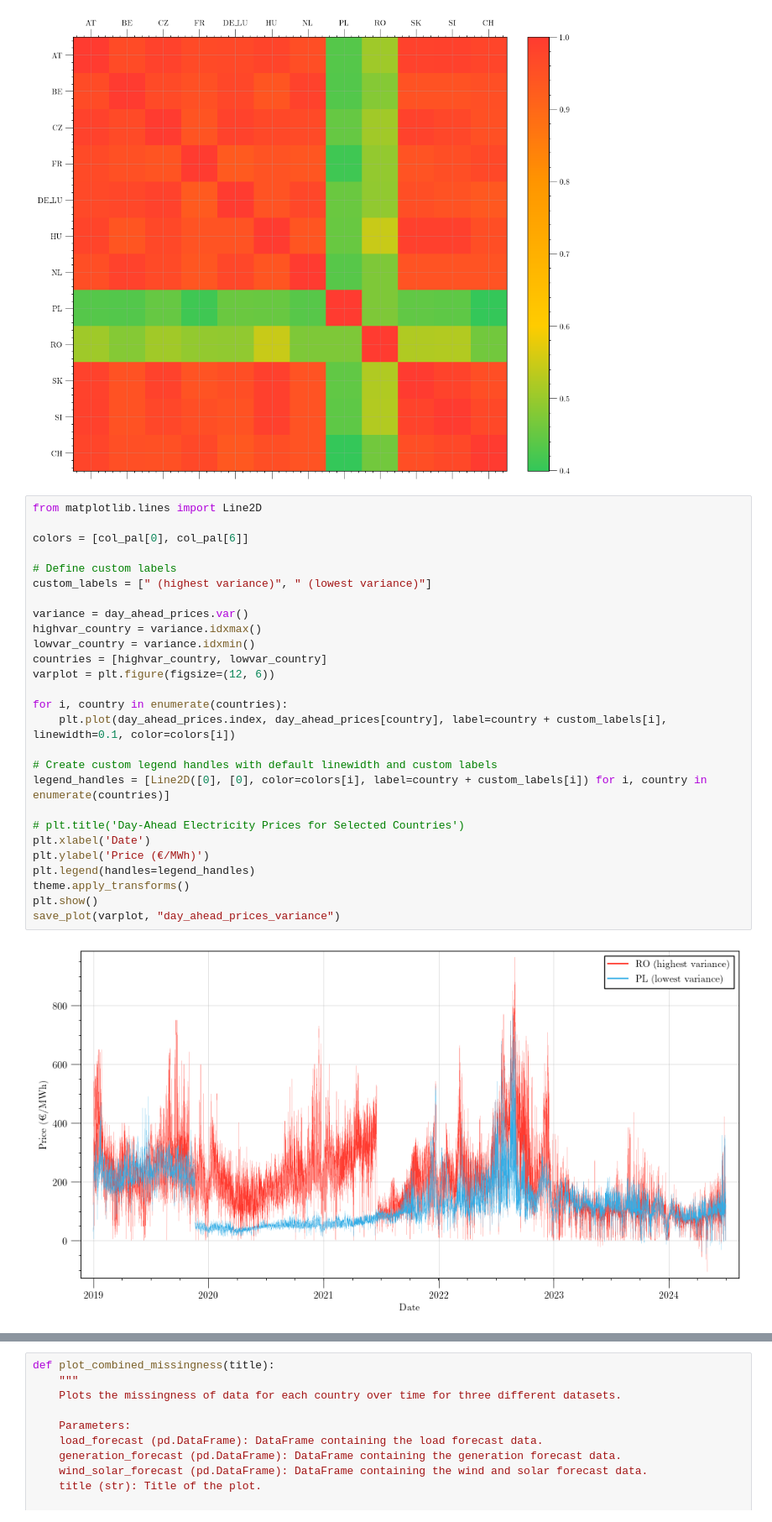
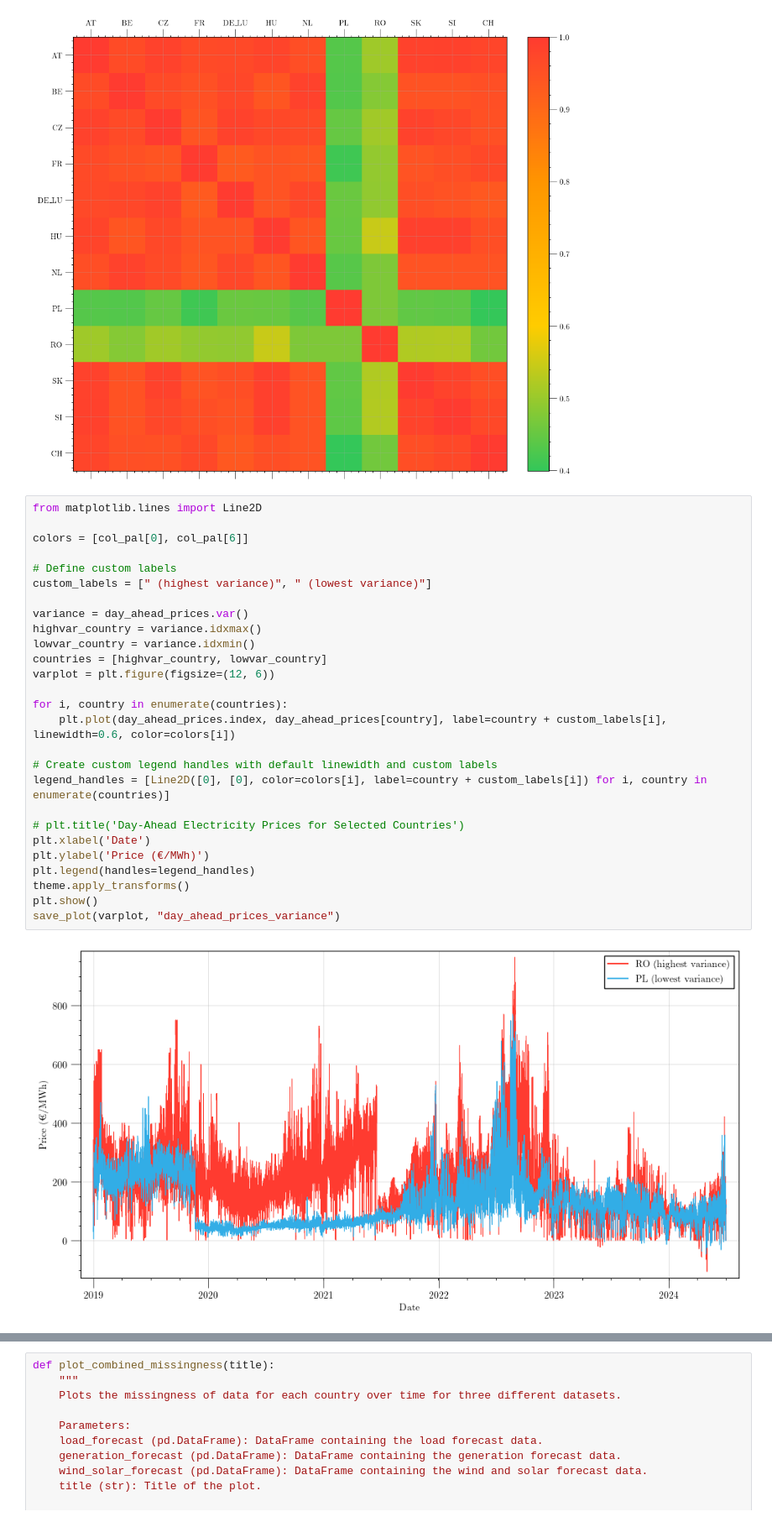
Before and after one commit to tobias-schnabel/mc-forecasting, a Jupyter notebook: analysis/plots.ipynb, the cells around one changed output, grey strips where cells are left out. Shown at 84% size. Saved outputs shown, nothing was run; the diff lists cells and outputs as text.

```diff
--- a/analysis/plots.ipynb
+++ b/analysis/plots.ipynb
@@ -132,32 +133,32 @@ save_plot(corrfig, "day_ahead_prices_correlation")
 # %%
 from matplotlib.lines import Line2D
 
 colors = [col_pal[0], col_pal[6]]
 
 # Define custom labels
 custom_labels = [" (highest variance)", " (lowest variance)"]
 
 variance = day_ahead_prices.var()
 highvar_country = variance.idxmax()
 lowvar_country = variance.idxmin()
 countries = [highvar_country, lowvar_country]
 varplot = plt.figure(figsize=(12, 6))
 
 for i, country in enumerate(countries):
-    plt.plot(day_ahead_prices.index, day_ahead_prices[country], label=country + custom_labels[i], linewidth=0.1, color=colors[i])
+    plt.plot(day_ahead_prices.index, day_ahead_prices[country], label=country + custom_labels[i], linewidth=0.6, color=colors[i])
 
 # Create custom legend handles with default linewidth and custom labels
 legend_handles = [Line2D([0], [0], color=colors[i], label=country + custom_labels[i]) for i, country in enumerate(countries)]
 
 # plt.title('Day-Ahead Electricity Prices for Selected Countries')
 plt.xlabel('Date')
 plt.ylabel('Price (€/MWh)')
 plt.legend(handles=legend_handles)
 theme.apply_transforms()
 plt.show()
 save_plot(varplot, "day_ahead_prices_variance")
 # %% [output]
-[figure, old version]
+[figure, new version]
 # %%
 from matplotlib.lines import Line2D
 
```
Also changed, not shown: parts of 10 cells of this notebook.
